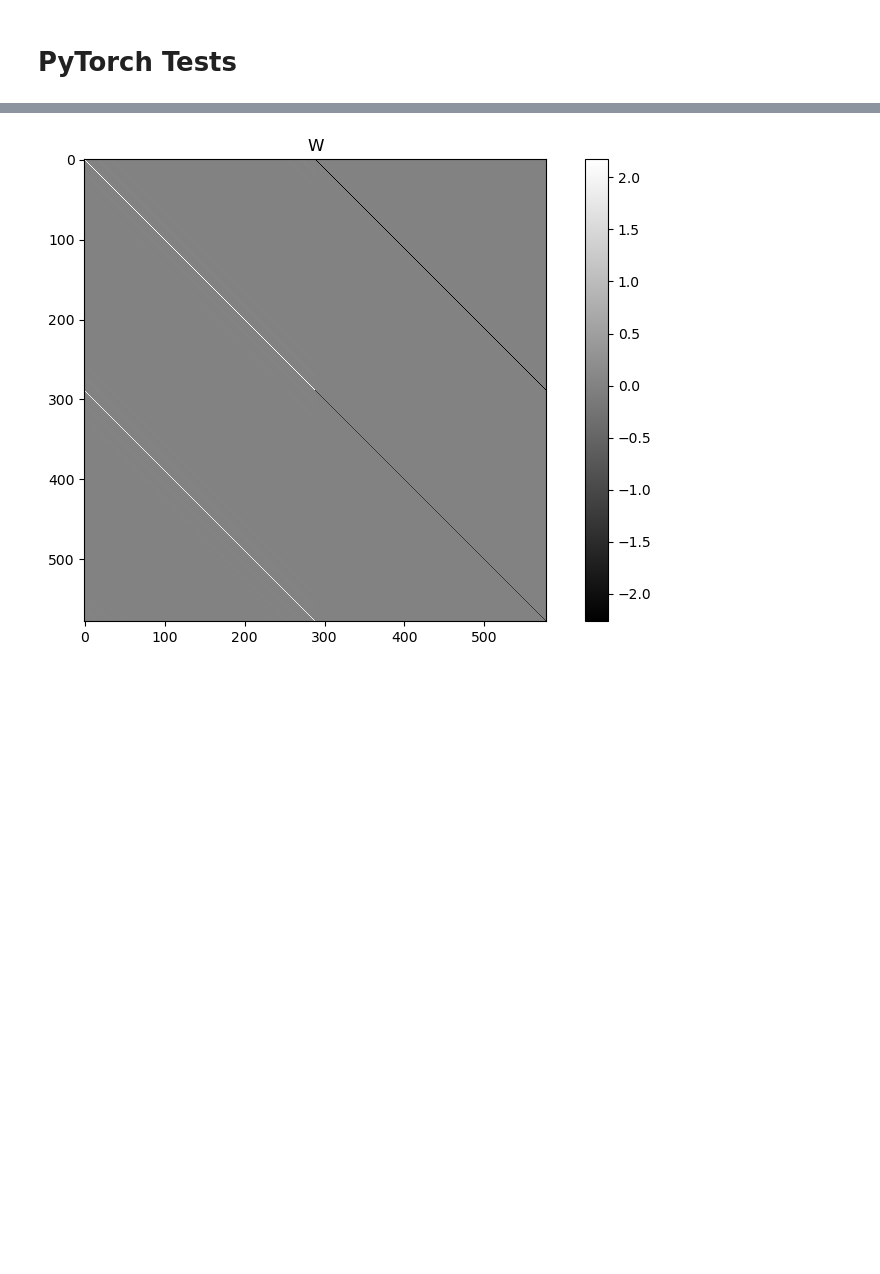
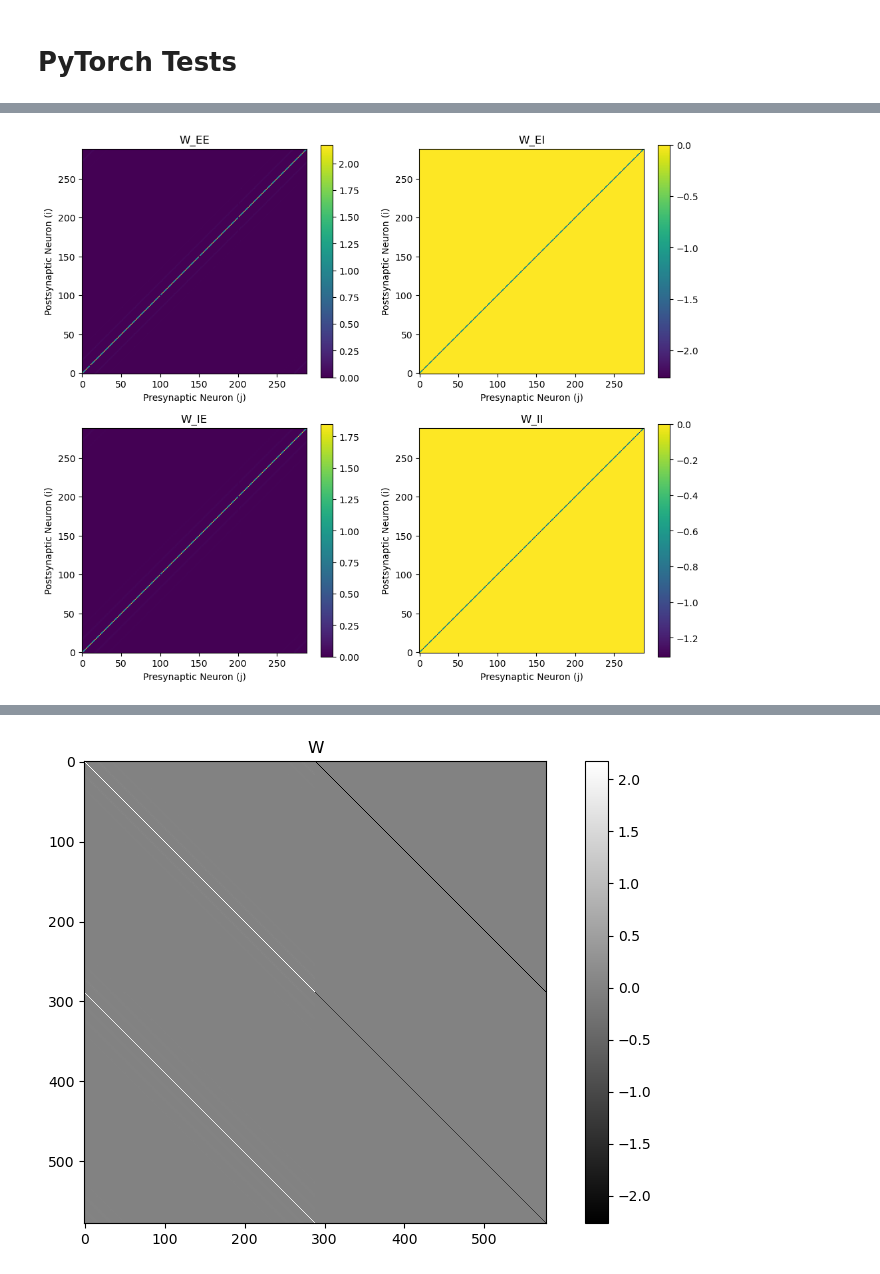
Before and after one commit to NandiniShiralkar/IIB-Project, a Jupyter notebook: SSN/main.ipynb, the cells around one changed output, grey strips where cells are left out. Saved outputs shown, nothing was run; the diff lists cells and outputs as text; code cells hidden in the pictures; blank space fills up the shorter version.

```diff
--- a/SSN/main.ipynb
+++ b/SSN/main.ipynb
@@ -100,3 +110,41 @@ Type of self.tau_vec: torch.float64
 # %%
 W = ssn_2d_topo.make_W(**conn_pars)
 W_np = W.detach().cpu().numpy()  # Convert PyTorch tensor to NumPy array
+# %%
+Ne = grid_pars.gridsize_Nx**2
+W_EE = W[:Ne, :Ne]
+W_EI = W[:Ne, Ne:]
+W_IE = W[Ne:, :Ne]
+W_II = W[Ne:, Ne:]
+
+fig, axs = plt.subplots(2, 2, figsize=(12,10))
+
+p1 = axs[0,0].imshow(W_EE, cmap='viridis')
+axs[0,0].set_title('W_EE')
+fig.colorbar(p1, ax=axs[0,0])
+axs[0,0].set_xlabel('Presynaptic Neuron (j)')
+axs[0,0].set_ylabel('Postsynaptic Neuron (i)')
+axs[0,0].invert_yaxis()
+
+p2 = axs[0,1].imshow(W_EI, cmap='viridis')
+axs[0,1].set_title('W_EI')
+fig.colorbar(p2, ax=axs[0,1])
+axs[0,1].set_xlabel('Presynaptic Neuron (j)')
+axs[0,1].set_ylabel('Postsynaptic Neuron (i)')
+axs[0,1].invert_yaxis()
+
+p3 = axs[1,0].imshow(W_IE, cmap='viridis')
+axs[1,0].set_title('W_IE')
+fig.colorbar(p3, ax=axs[1,0])
+axs[1,0].set_xlabel('Presynaptic Neuron (j)')
+axs[1,0].set_ylabel('Postsynaptic Neuron (i)')
+axs[1,0].invert_yaxis()
+
+p4 = axs[1,1].imshow(W_II, cmap='viridis')
+axs[1,1].set_title('W_II')
+fig.colorbar(p4, ax=axs[1,1])
+axs[1,1].set_xlabel('Presynaptic Neuron (j)')
+axs[1,1].set_ylabel('Postsynaptic Neuron (i)')
+axs[1,1].invert_yaxis()
+# %% [output]
+[figure, added]
```
Also changed, not shown: parts of 10 cells of this notebook, 11 other files.
